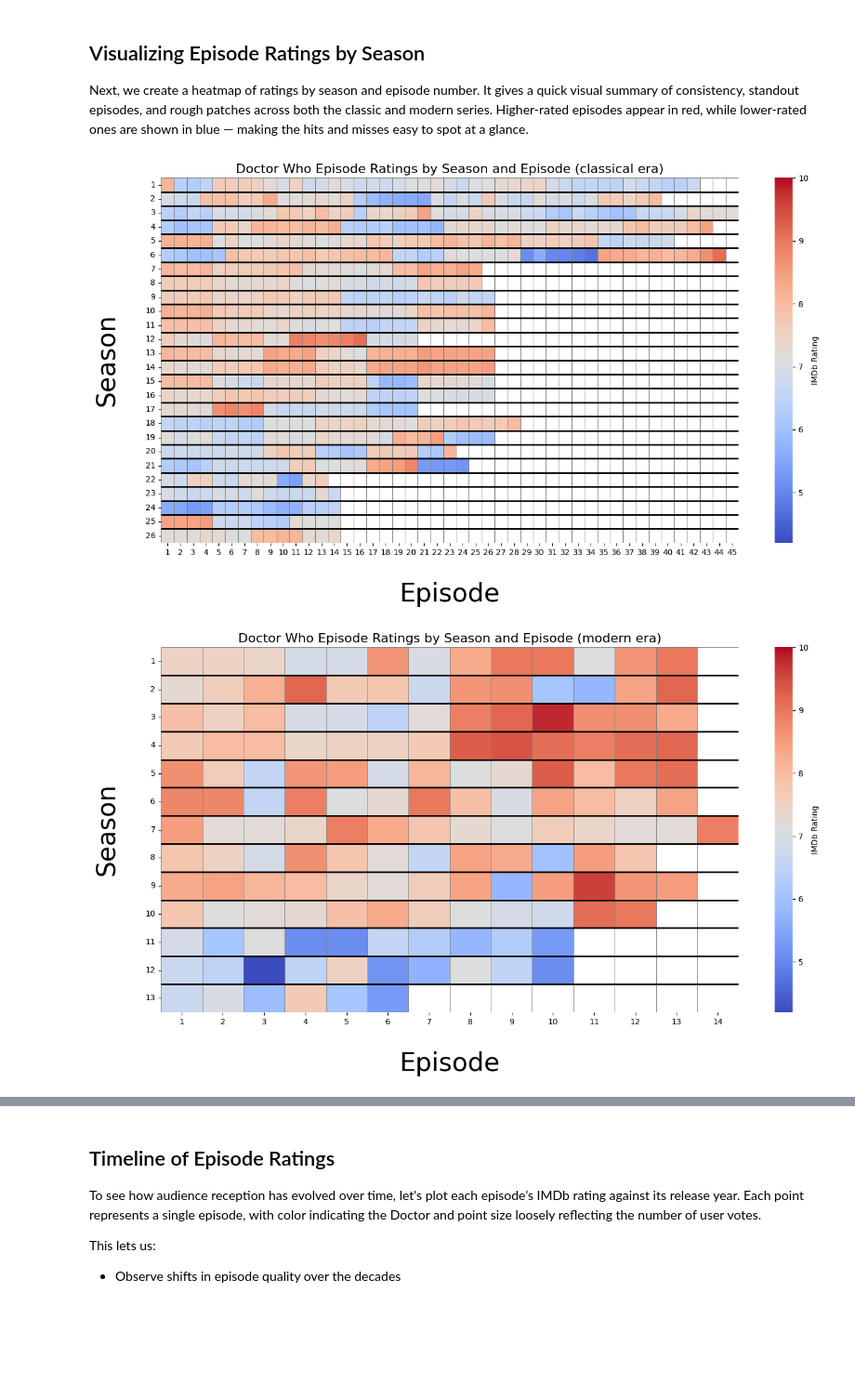
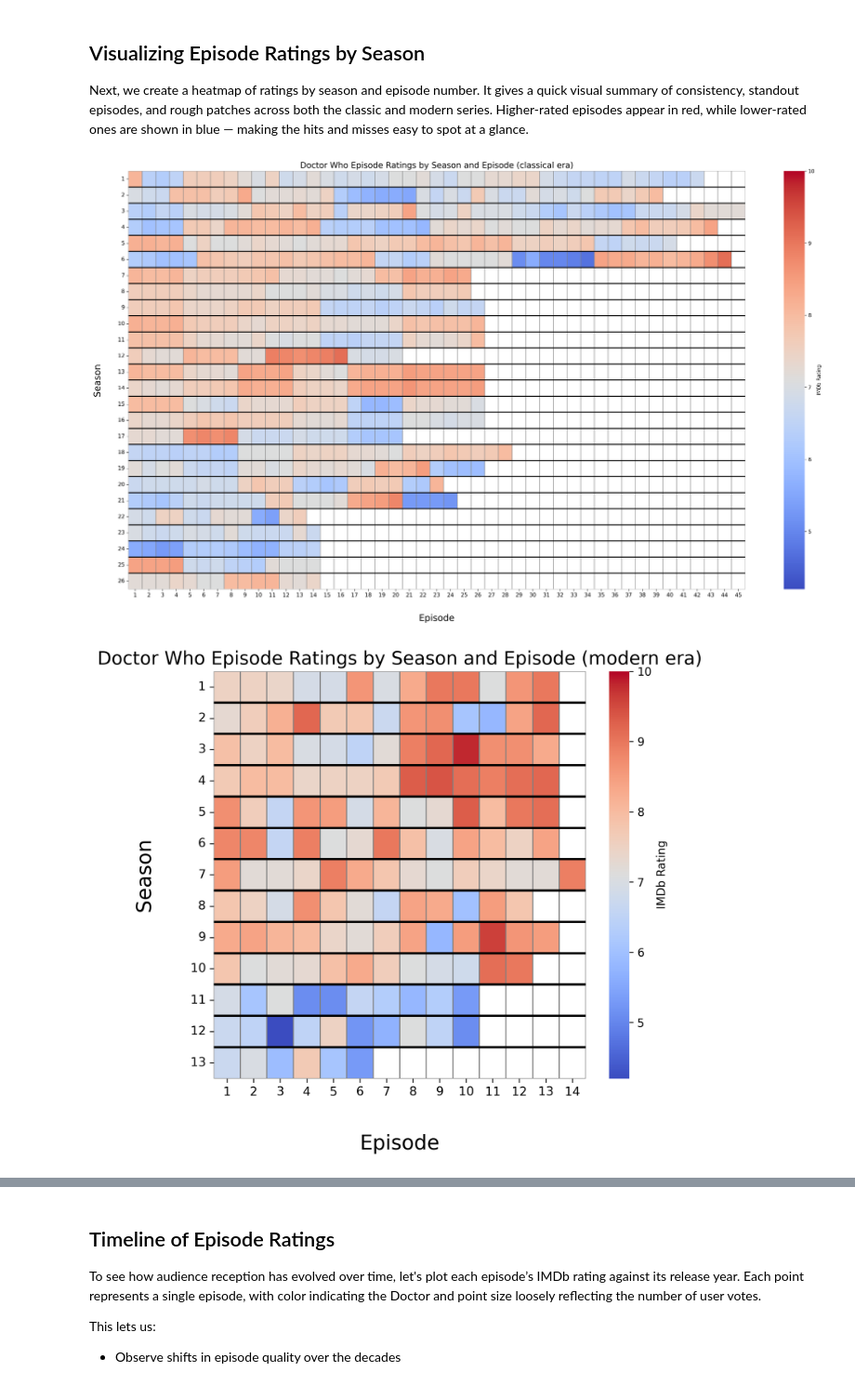
Before and after one commit to Mark-Bugden/doctor-who-imdb-analysis, a Jupyter notebook: doctor-who-imdb-analysis.ipynb, the cells around one changed output, grey strips where cells are left out. Shown at 93% size. Drawn from its saved outputs; the diff is of its cells as text; code cells hidden in the pictures; blank space fills up the shorter version.

Commit message:
Updates to figures

```diff
--- a/doctor-who-imdb-analysis.ipynb
+++ b/doctor-who-imdb-analysis.ipynb
@@ -356,12 +356,31 @@ heatmap_data = episode_details[episode_details["era"] == "classical"].pivot_tabl
     values="rating"
 )
 
+
+
 # Get the global min value for scale
 heatmap_vmin = episode_details["rating"].min()
 
 
+# Determine figure size from fixed cell size
+cell_width = 0.5
+cell_height = 0.5
+rows, cols = heatmap_data.shape
+fig_width = cols * cell_width
+fig_height = rows * cell_height
+dpi = 300
+
+# Create the figure
+plt.figure(figsize=(fig_width, fig_height), dpi=dpi)
+
+# Set label fontsize for a consistent physical size
+points_per_inch = 72
+target_label_height_inches = 0.25
+label_fontsize = target_label_height_inches * points_per_inch  # ~18pt
+title_fontsize = label_fontsize * 0.9
+tick_fontsize = label_fontsize * 0.6
+
 # Create the heatmap
-plt.figure(figsize=(14, 8))
 ax = sns.heatmap(
     heatmap_data,
     annot=False,
@@ -374,57 +393,76 @@ ax = sns.heatmap(
     vmax=10.0,
 )
 
+
 # Add horizontal lines between seasons
 for y in range(1, len(heatmap_data.index)):
     ax.axhline(y=y, color='black', linewidth=2)
 
-plt.title("Doctor Who Episode Ratings by Season and Episode (classical era)", fontsize=16)
-plt.xlabel("Episode", fontsize=32, labelpad=32)
-plt.ylabel("Season", rotation=90, labelpad=32, fontsize=32)
+plt.title("Doctor Who Episode Ratings by Season and Episode (classical era)", fontsize=title_fontsize)
+plt.xlabel("Episode", fontsize=label_fontsize, labelpad=32)
+plt.ylabel("Season", rotation=90, labelpad=32, fontsize=label_fontsize)
 
-plt.xticks(ticks=np.arange(len(heatmap_data.columns))+0.5, labels=heatmap_data.columns.astype(int), fontsize=10)
-plt.yticks(ticks=np.arange(len(heatmap_data.index))+0.5, labels=heatmap_data.index.astype(int), rotation=0, fontsize=10)
+plt.xticks(ticks=np.arange(len(heatmap_data.columns))+0.5, labels=heatmap_data.columns.astype(int), fontsize=tick_fontsize)
+plt.yticks(ticks=np.arange(len(heatmap_data.index))+0.5, labels=heatmap_data.index.astype(int), rotation=0, fontsize=tick_fontsize)
 
 plt.tight_layout()
+plt.savefig("figures/classical_ratings_heatmap.png", dpi=dpi, bbox_inches='tight')
 plt.show()
 # %% [output]
-[figure, old version]
+[figure, new version]
 # %%
 # Pivot the data so each row is a season and each column is an episode number
 heatmap_data = episode_details[episode_details["era"] == "modern"].pivot_table(
     index="season",
     columns="episode",
     values="rating"
 )
 
-# Create the heatmap
-plt.figure(figsize=(14, 8))
+# Determine figure size from fixed cell size
+cell_width = 0.5
+cell_height = 0.5
+rows, cols = heatmap_data.shape
+fig_width = cols * cell_width
+fig_height = rows * cell_height
+dpi = 300
+
+# Create the figure
+plt.figure(figsize=(fig_width, fig_height), dpi=dpi)
+
+# Set label fontsize for a consistent physical size
+points_per_inch = 72
+target_label_height_inches = 0.25
+label_fontsize = target_label_height_inches * points_per_inch  # ~18pt
+title_fontsize = label_fontsize * 0.9
+tick_fontsize = label_fontsize * 0.6
+
 ax = sns.heatmap(
     heatmap_data,
     annot=False,
     fmt=".1f",
     cmap="coolwarm",
     linewidths=0.5,
     linecolor="gray",
     cbar_kws={"label": "IMDb Rating"},
     vmin=heatmap_vmin,
     vmax=10.0,
 )
 
 for y in range(1, len(heatmap_data.index)):
     ax.axhline(y=y, color='black', linewidth=2)
 
-plt.title("Doctor Who Episode Ratings by Season and Episode (modern era)", fontsize=16)
-plt.xlabel("Episode", fontsize=32, labelpad=32)
-plt.ylabel("Season", rotation=90, labelpad=32, fontsize=32)
+plt.title("Doctor Who Episode Ratings by Season and Episode (modern era)", fontsize=title_fontsize)
+plt.xlabel("Episode", fontsize=label_fontsize, labelpad=32)
+plt.ylabel("Season", rotation=90, labelpad=32, fontsize=label_fontsize)
 
-plt.xticks(ticks=np.arange(len(heatmap_data.columns))+0.5, labels=heatmap_data.columns.astype(int), fontsize=10)
-plt.yticks(ticks=np.arange(len(heatmap_data.index))+0.5, labels=heatmap_data.index.astype(int), rotation=0, fontsize=10)
+plt.xticks(ticks=np.arange(len(heatmap_data.columns))+0.5, labels=heatmap_data.columns.astype(int), fontsize=tick_fontsize)
+plt.yticks(ticks=np.arange(len(heatmap_data.index))+0.5, labels=heatmap_data.index.astype(int), rotation=0, fontsize=tick_fontsize)
 
 plt.tight_layout()
+plt.savefig("figures/modern_ratings_heatmap.png", dpi=dpi, bbox_inches='tight')
 plt.show()
 # %% [output]
-[figure, old version]
+[figure, new version]
 # %%
 # Pivot the data so each row is a season and each column is an episode number
 heatmap_data = episode_details[episode_details["era"] == "gatwa"].pivot_table(
```
Also changed, not shown: parts of 3 cells of this notebook, 1 other file.
